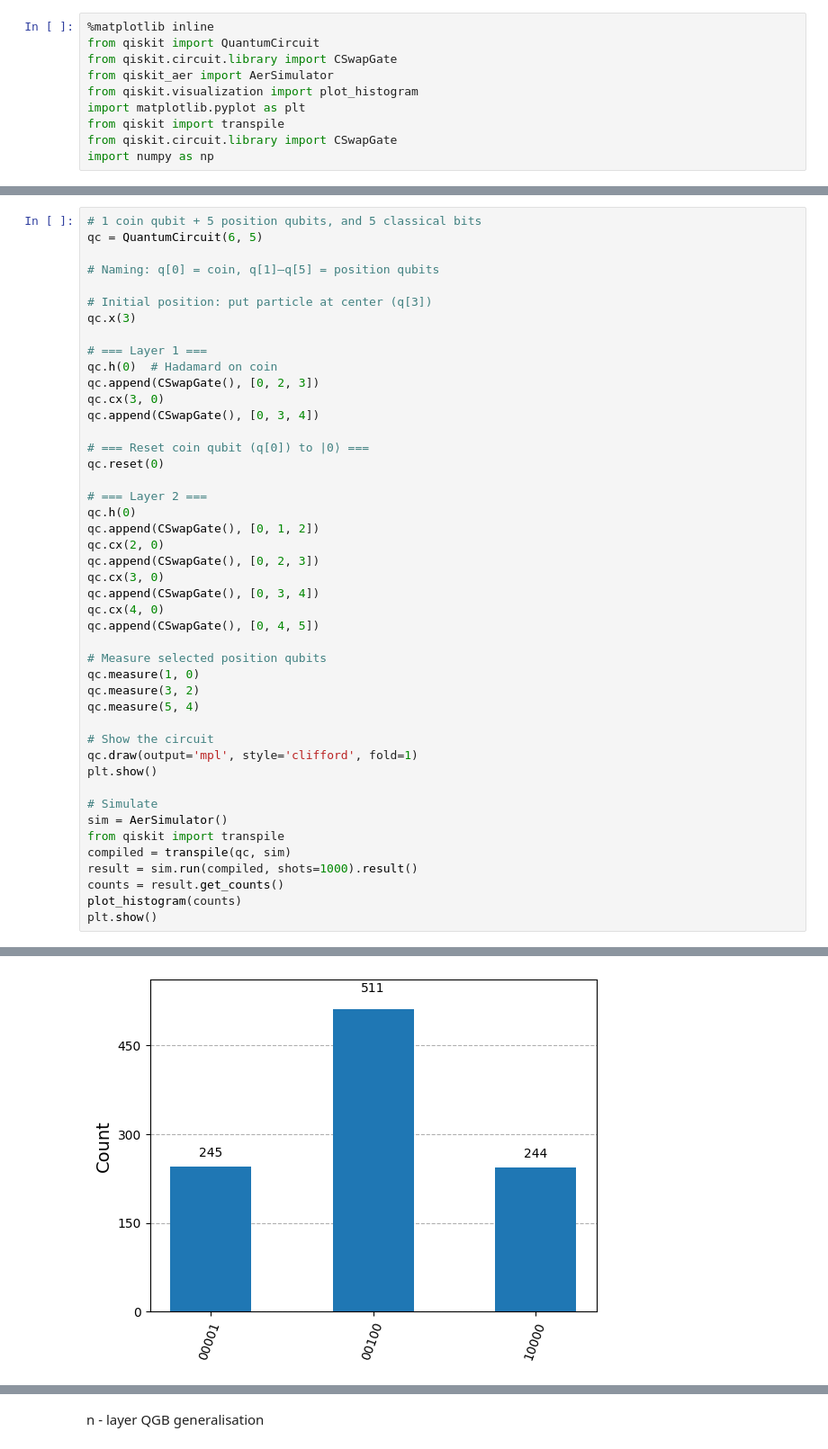
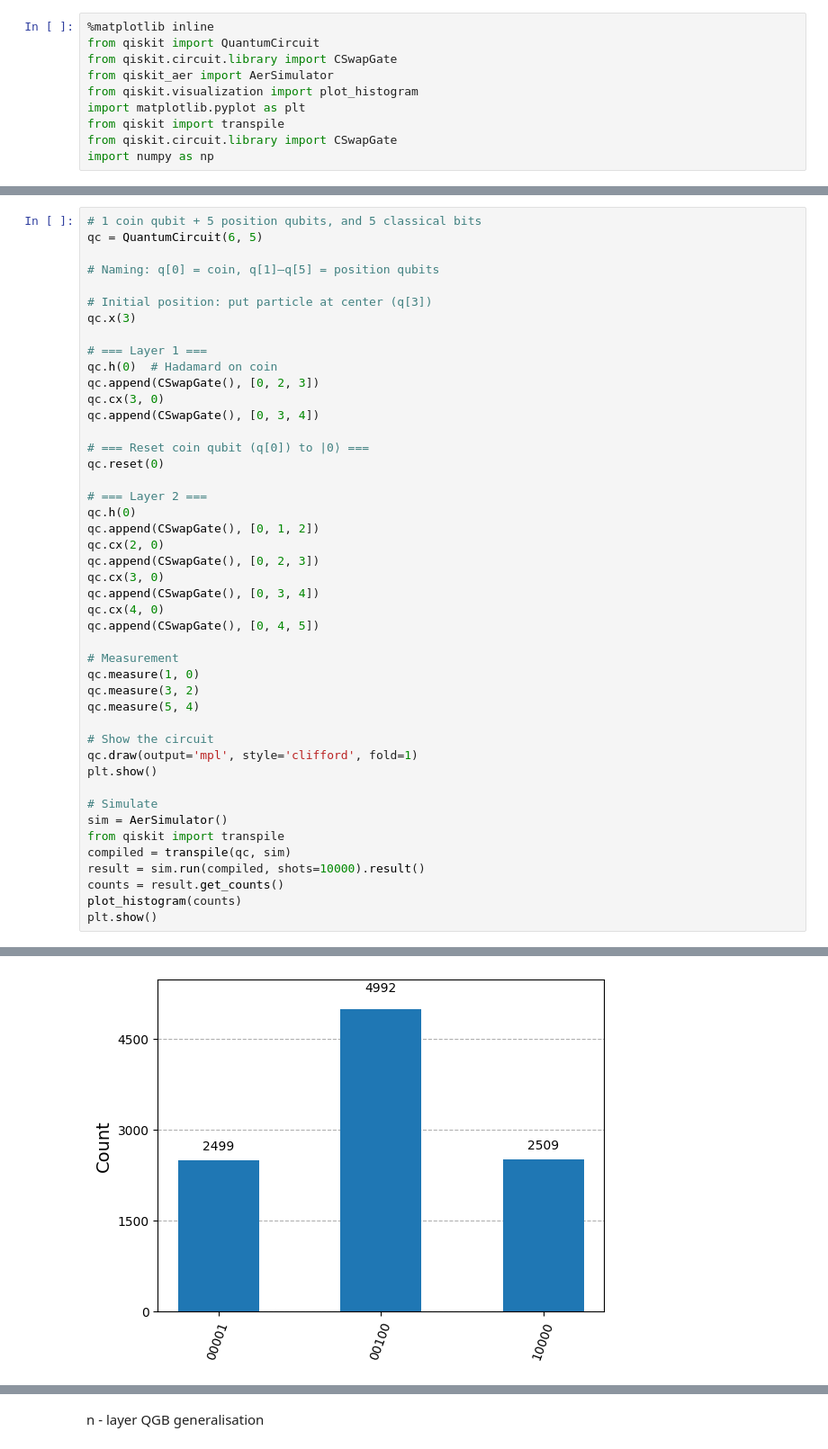
Before and after one commit to saxenaprajjwal/WISER, a Jupyter notebook: Task_II.ipynb, the cells around one changed output, grey strips where cells are left out. Shown: that part at 90% size. Drawn from its saved outputs; the diff is of its cells as text.

```diff
--- a/Task_II.ipynb
+++ b/Task_II.ipynb
@@ -247,34 +74,34 @@ qc.append(CSwapGate(), [0, 3, 4])
 # === Reset coin qubit (q[0]) to |0⟩ ===
 qc.reset(0)
 
 # === Layer 2 ===
 qc.h(0)
 qc.append(CSwapGate(), [0, 1, 2])
 qc.cx(2, 0)
 qc.append(CSwapGate(), [0, 2, 3])
 qc.cx(3, 0)
 qc.append(CSwapGate(), [0, 3, 4])
 qc.cx(4, 0)
 qc.append(CSwapGate(), [0, 4, 5])
 
-# Measure selected position qubits
+# Measurement
 qc.measure(1, 0)
 qc.measure(3, 2)
 qc.measure(5, 4)
 
 # Show the circuit
 qc.draw(output='mpl', style='clifford', fold=1)
 plt.show()
 
 # Simulate
 sim = AerSimulator()
 from qiskit import transpile
 compiled = transpile(qc, sim)
-result = sim.run(compiled, shots=1000).result()
+result = sim.run(compiled, shots=10000).result()
 counts = result.get_counts()
 plot_histogram(counts)
 plt.show()
 # %% [output]
 [figure]
-[figure, old version]
+[figure, new version]
 # %% [markdown]
```
Also changed, not shown: parts of 13 cells of this notebook.
